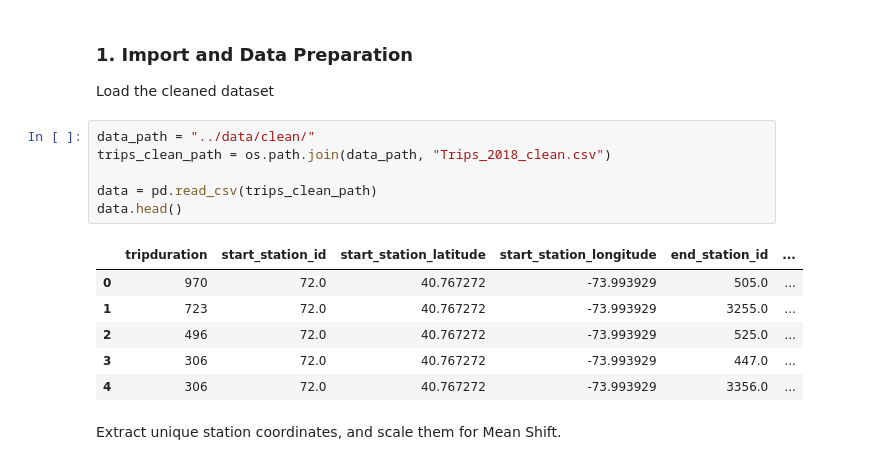
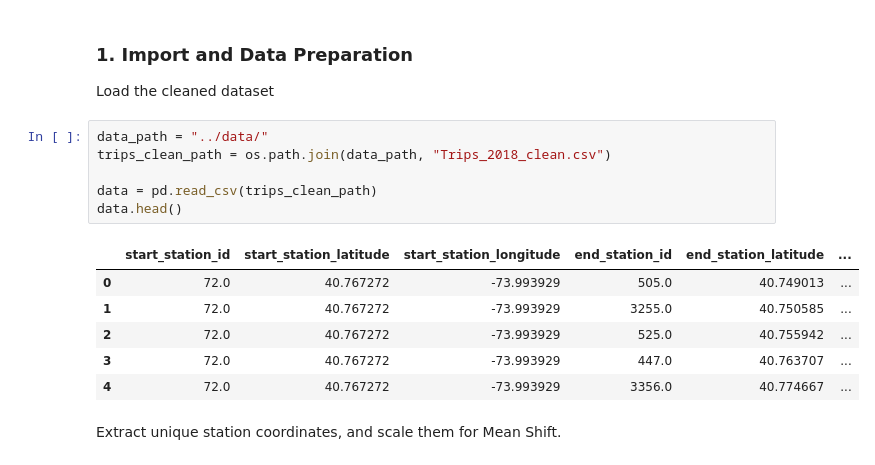
Before and after one commit to Andrejj23/city-bike, a Jupyter notebook: Georgios/mean_shift_clustering.ipynb, the cells around one changed output. Drawn from its saved outputs; the diff is of its cells as text.

```diff
--- a/Georgios/mean_shift_clustering.ipynb
+++ b/Georgios/mean_shift_clustering.ipynb
@@ -9,18 +9,18 @@ import matplotlib.pyplot as plt
 ### 1. Import and Data Preparation
 Load the cleaned dataset
 # %%
-data_path = "../data/clean/"
+data_path = "../data/"
 trips_clean_path = os.path.join(data_path, "Trips_2018_clean.csv")
 
 data = pd.read_csv(trips_clean_path)
 data.head()
 # %% [output]
-|  | tripduration | start_station_id | start_station_latitude | start_station_longitude | end_station_id | ... |
-| 0 | 970 | 72.0 | 40.767272 | -73.993929 | 505.0 | ... |
-| 1 | 723 | 72.0 | 40.767272 | -73.993929 | 3255.0 | ... |
-| 2 | 496 | 72.0 | 40.767272 | -73.993929 | 525.0 | ... |
-| 3 | 306 | 72.0 | 40.767272 | -73.993929 | 447.0 | ... |
-| 4 | 306 | 72.0 | 40.767272 | -73.993929 | 3356.0 | ... |
+|  | start_station_id | start_station_latitude | start_station_longitude | end_station_id | end_station_latitude | ... |
+| 0 | 72.0 | 40.767272 | -73.993929 | 505.0 | 40.749013 | ... |
+| 1 | 72.0 | 40.767272 | -73.993929 | 3255.0 | 40.750585 | ... |
+| 2 | 72.0 | 40.767272 | -73.993929 | 525.0 | 40.755942 | ... |
+| 3 | 72.0 | 40.767272 | -73.993929 | 447.0 | 40.763707 | ... |
+| 4 | 72.0 | 40.767272 | -73.993929 | 3356.0 | 40.774667 | ... |
 # %% [markdown]
 Extract unique station coordinates, and scale them for Mean Shift.
 # %%
```
Also changed, not shown: parts of 12 cells of this notebook, 1 other file.
